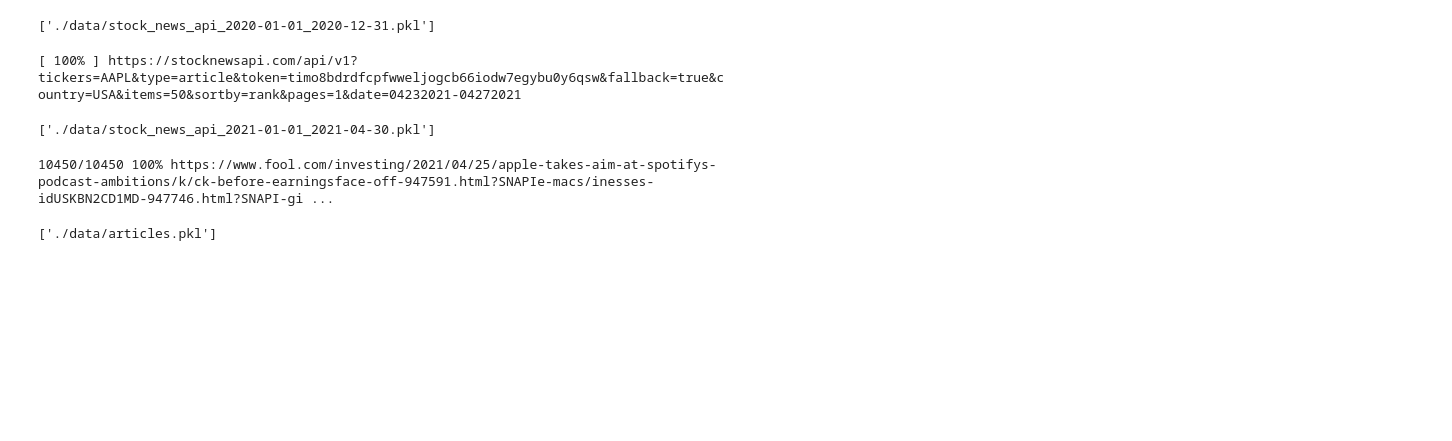
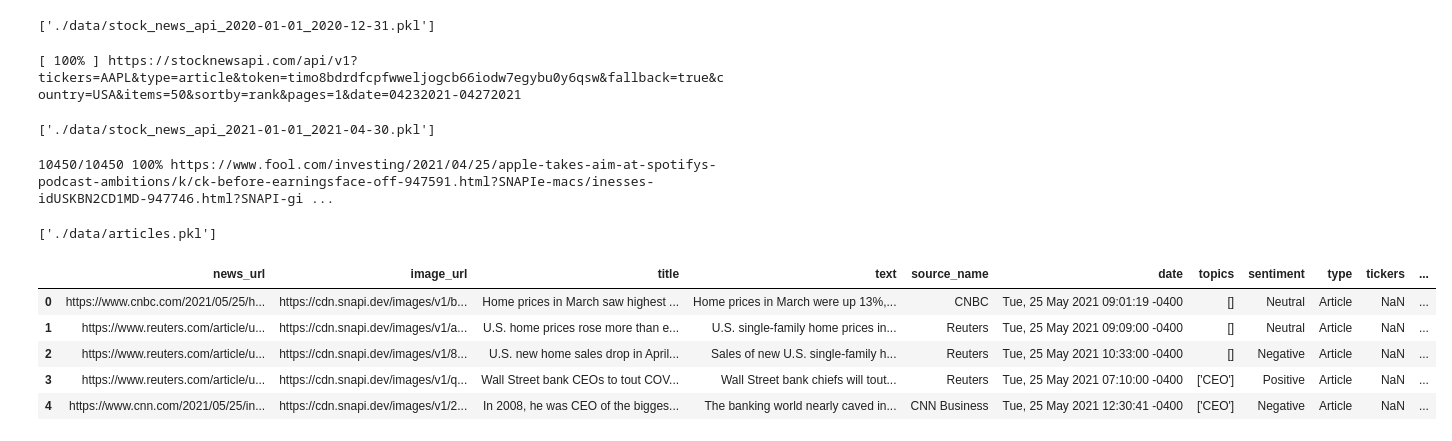
Before and after one commit to akladyous/stock-market-sentiment-analysis, a Jupyter notebook: news_scraping.ipynb, the cells around one changed output. Drawn from its saved outputs; the diff is of its cells as text; code cells hidden in the pictures; blank space fills up the shorter version.

```diff
--- a/news_scraping.ipynb
+++ b/news_scraping.ipynb
@@ -87,0 +85,11 @@ apple_news_df.to_csv('./data/apple_news_scraped.csv')
+# %%
+apple_news_df = pd.read_csv('./data/apple_news_scraped.csv.gz')
+# %%
+apple_news_df.head()
+# %% [output]
+|  | news_url | image_url | title | text | source_name | date | topics | sentiment | type | tickers | ... |
+| 0 | https://www.cnbc.com/2021/05/25/h... | https://cdn.snapi.dev/images/v1/b... | Home prices in March saw highest ... | Home prices in March were up 13%,... | CNBC | Tue, 25 May 2021 09:01:19 -0400 | [] | Neutral | Article | NaN | ... |
+| 1 | https://www.reuters.com/article/u... | https://cdn.snapi.dev/images/v1/a... | U.S. home prices rose more than e... | U.S. single-family home prices in... | Reuters | Tue, 25 May 2021 09:09:00 -0400 | [] | Neutral | Article | NaN | ... |
+| 2 | https://www.reuters.com/article/u... | https://cdn.snapi.dev/images/v1/8... | U.S. new home sales drop in April... | Sales of new U.S. single-family h... | Reuters | Tue, 25 May 2021 10:33:00 -0400 | [] | Negative | Article | NaN | ... |
+| 3 | https://www.reuters.com/article/u... | https://cdn.snapi.dev/images/v1/q... | Wall Street bank CEOs to tout COV... | Wall Street bank chiefs will tout... | Reuters | Tue, 25 May 2021 07:10:00 -0400 | ['CEO'] | Positive | Article | NaN | ... |
+| 4 | https://www.cnn.com/2021/05/25/in... | https://cdn.snapi.dev/images/v1/2... | In 2008, he was CEO of the bigges... | The banking world nearly caved in... | CNN Business | Tue, 25 May 2021 12:30:41 -0400 | ['CEO'] | Negative | Article | NaN | ... |
```
Also changed, not shown: parts of 3 cells of this notebook, 29 other files.
